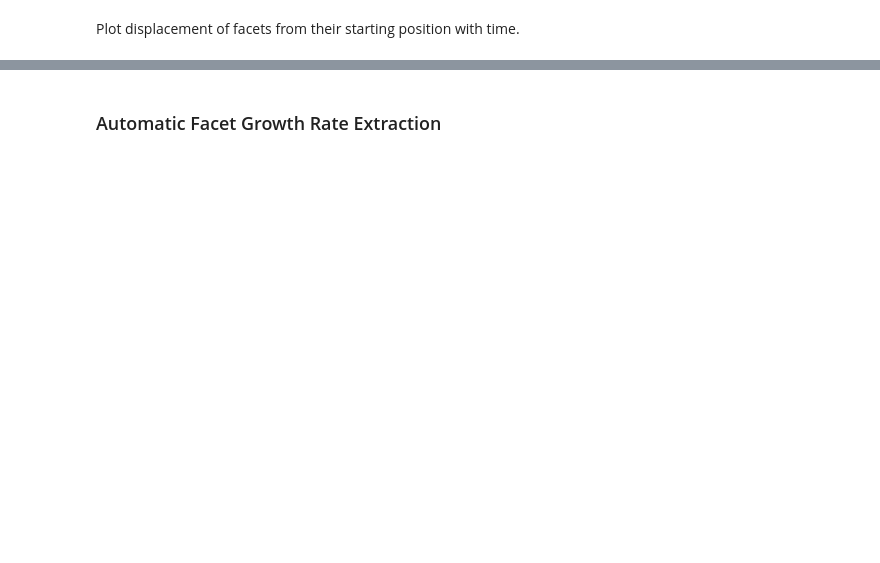
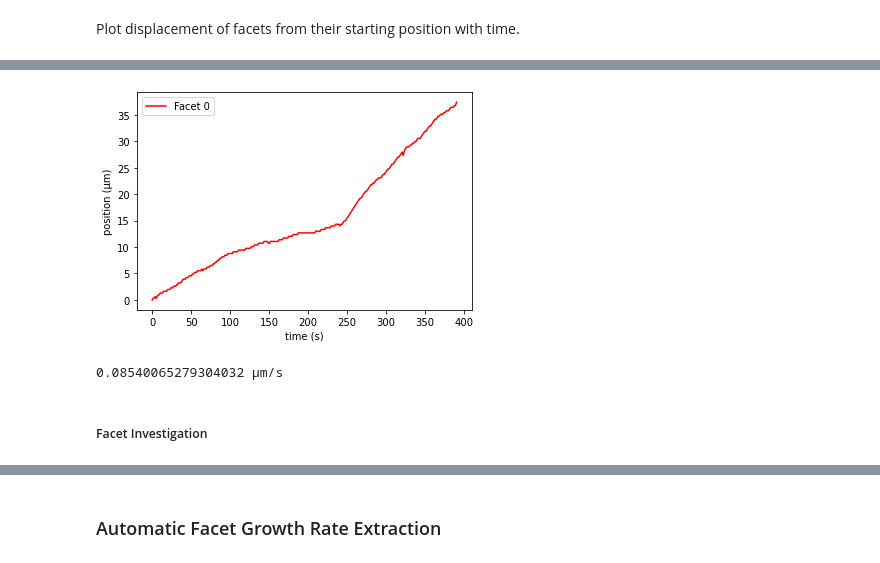
Before and after one commit to ESaundersNano/Mini-1-Multidimensional-analysis-of-perovskite-growth, a Jupyter notebook: optical_image_growth_rate.ipynb, the cells around one changed output, grey strips where cells are left out. Drawn from its saved outputs; the diff is of its cells as text; code cells hidden in the pictures; blank space fills up the shorter version.

```diff
--- a/optical_image_growth_rate.ipynb
+++ b/optical_image_growth_rate.ipynb
@@ -595,0 +530,29 @@ print(fit_speed_linear(position_array=positions_array[i], time_array=ts, whole_s
+# %%
+positions_array=[]
+for i in np.arange(len(line_points_list_plot)):
+    line_points=line_points_list_plot[i]
+    positions = oif.extract_facet_positions(line_points, outline_images, pixel_size)
+    positions_array.append(positions)
+positions_array_plot=np.array(positions_array)
+# %%
+%matplotlib inline
+
+cmap = plt.cm.get_cmap('autumn') # use any colormap you like
+
+
+for i in np.arange(len(line_points_list_plot)):
+    col = cmap(i/len(line_points_list_plot)) # cmap takes float between 0 & 1 and returns corresponding color
+    plt.plot(ts, positions_array_plot[i], color=col, label="Facet %i" %i)
+plt.legend()
+plt.xlabel("time (s)")
+plt.ylabel("position (µm)")
+plt.show()
+# %% [output]
+[figure, added]
+# %%
+i=0
+print(oif.fit_speed_linear(position_array=positions_array_plot[i], time_array=ts, whole_series=False,time_start=0, time_end=110), "µm/s")
+# %% [output]
+0.08540065279304032 µm/s
+# %% [markdown]
+##### Facet Investigation
```
Also changed, not shown: parts of 35 cells of this notebook, 2 other files.
